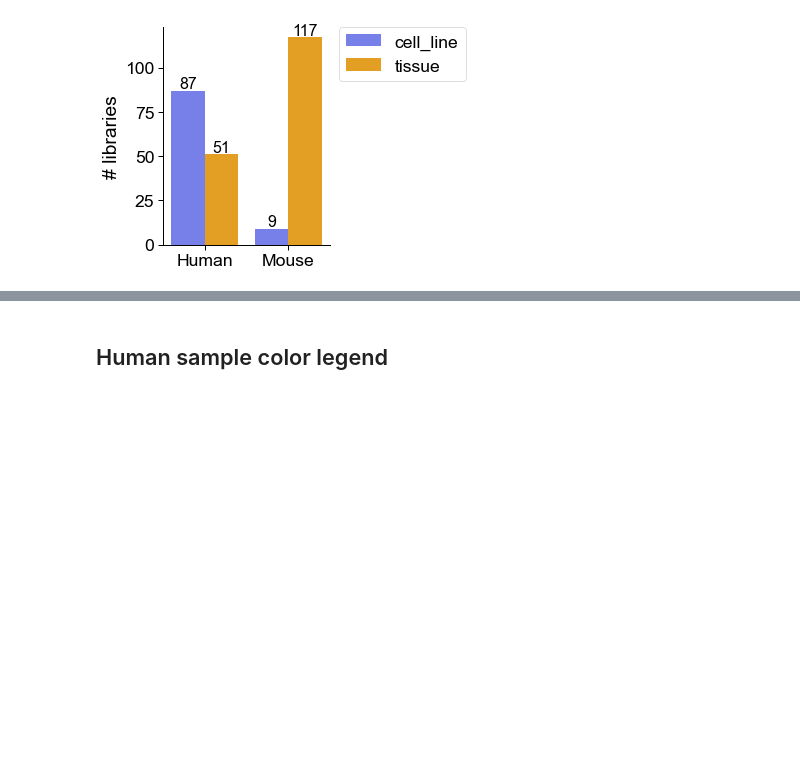
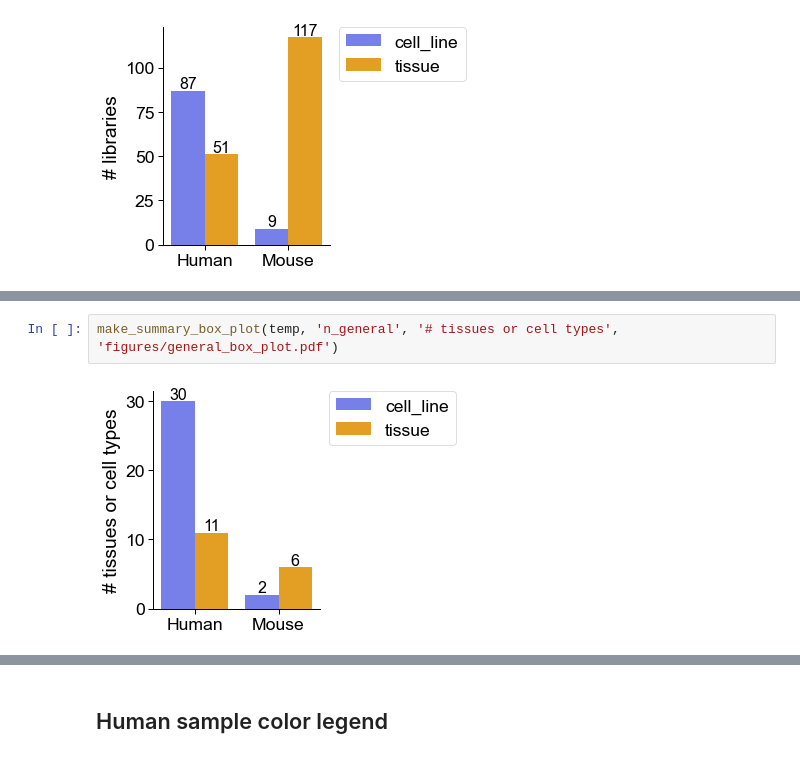
Before and after one commit to fairliereese/rnawg, a Jupyter notebook: figures/fig_s1_overview/fig_s1.ipynb, the cells around one changed output, grey strips where cells are left out. Drawn from its saved outputs; the diff is of its cells as text; blank space fills up the shorter version.

```diff
--- a/figures/fig_s1_overview/fig_s1.ipynb
+++ b/figures/fig_s1_overview/fig_s1.ipynb
@@ -97,0 +108,4 @@ make_summary_box_plot(temp, 'n_libraries', '# libraries', 'figures/library_box_p
+# %%
+make_summary_box_plot(temp, 'n_general', '# tissues or cell types', 'figures/general_box_plot.pdf')
+# %% [output]
+[figure, added]
```
Also changed, not shown: parts of 21 cells of this notebook, 14 other files.
